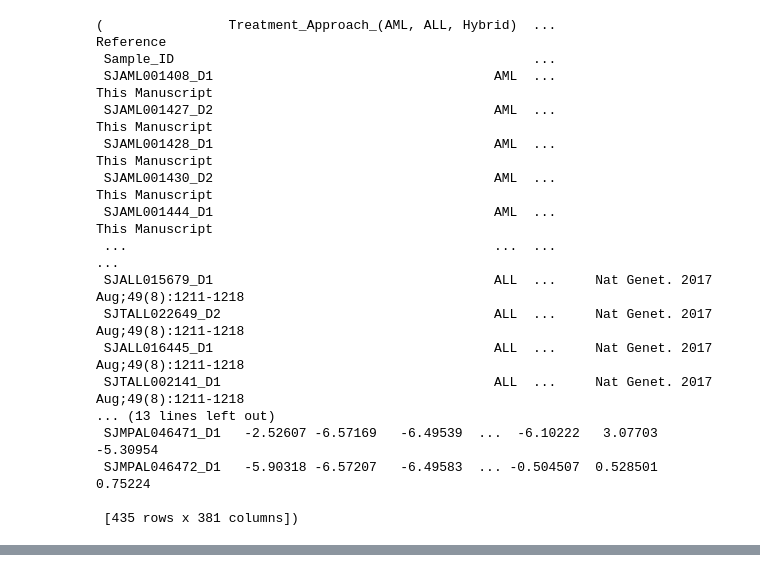
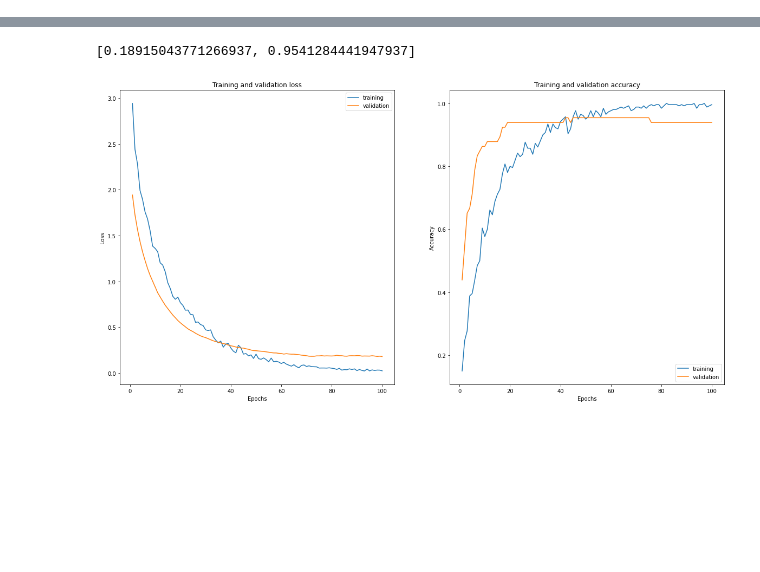
Before and after one commit to ThiesCalje/Survival-Analysis-Deep-Learning-AML-, a Jupyter notebook: Code/Collab/tSNE.ipynb, the cells around one changed output, grey strips where cells are left out. Drawn from its saved outputs; the diff is of its cells as text; code cells hidden in the pictures; blank space fills up the shorter version.

Commit message:
added functions to process data, build a network model & obtain results

```diff
--- a/Code/Collab/tSNE.ipynb
+++ b/Code/Collab/tSNE.ipynb
@@ -3,24 +12,6 @@ import pandas as pd
 # %%
 url1 = "https://github.com/ThiesCalje/Survival-Analysis-Deep-Learning-AML-/blob/main/Data/Data_10_genex.xlsx?raw=true"
 url2 = "https://github.com/ThiesCalje/Survival-Analysis-Deep-Learning-AML-/blob/main/Data/Table%2010.xlsx?raw=true"
-gene_expression = pd.read_excel(url1).T.iloc[:-2,:]
+
+gene_expression = pd.read_excel(url1)
 patient_data = pd.read_excel(url2,index_col="Sample_ID")
-patient_data, gene_expression
-# %% [output]
-(                Treatment_Approach_(AML, ALL, Hybrid)  ...                               Reference
- Sample_ID                                              ...
- SJAML001408_D1                                    AML  ...                         This Manuscript
- SJAML001427_D2                                    AML  ...                         This Manuscript
- SJAML001428_D1                                    AML  ...                         This Manuscript
- SJAML001430_D2                                    AML  ...                         This Manuscript
- SJAML001444_D1                                    AML  ...                         This Manuscript
- ...                                               ...  ...                                     ...
- SJALL015679_D1                                    ALL  ...     Nat Genet. 2017 Aug;49(8):1211-1218
- SJTALL022649_D2                                   ALL  ...     Nat Genet. 2017 Aug;49(8):1211-1218
- SJALL016445_D1                                    ALL  ...     Nat Genet. 2017 Aug;49(8):1211-1218
- SJTALL002141_D1                                   ALL  ...     Nat Genet. 2017 Aug;49(8):1211-1218
-... (13 lines left out)
- SJMPAL046471_D1   -2.52607 -6.57169   -6.49539  ...  -6.10222   3.07703  -5.30954
- SJMPAL046472_D1   -5.90318 -6.57207   -6.49583  ... -0.504507  0.528501   0.75224
-
- [435 rows x 381 columns])
@@ -26,0 +96,31 @@ patient_data, gene_expression
+# %%
+x_train, y_train, x_test, y_test, normalizer = data_preprocessing(gene_expression,
+                                                                  patient_data,
+                                                                  "Transcriptional_Identity")
+hid_layers  = [512,256,128]
+dropout     = [0.5,0.4,0.3]
+activation  = ["relu","relu","relu","softmax"]
+L2          = [0,0,0]
+in_out_size = [x_train.shape[1],y_train.shape[1]]
+
+model = build_model(hid_layers,
+                    dropout,
+                    activation,
+                    L2,
+                    in_out_size,
+                    normalizer)
+
+model.compile(loss = "categorical_crossentropy",
+              optimizer = tf.keras.optimizers.RMSprop(learning_rate=0.0001),
+              metrics=["accuracy"])
+
+history = model.fit(x_train,
+                    y_train,
+                    epochs=100,
+                    verbose=False,
+                    batch_size=64,
+                    validation_split=0.2)
+
+plot(history,10)
+model.evaluate(x_test, y_test)
+# %% [output]
@@ -26,0 +128,2 @@ patient_data, gene_expression
+[0.18915043771266937, 0.9541284441947937]
+[figure, added]
```
Also changed, not shown: parts of 6 cells of this notebook.
